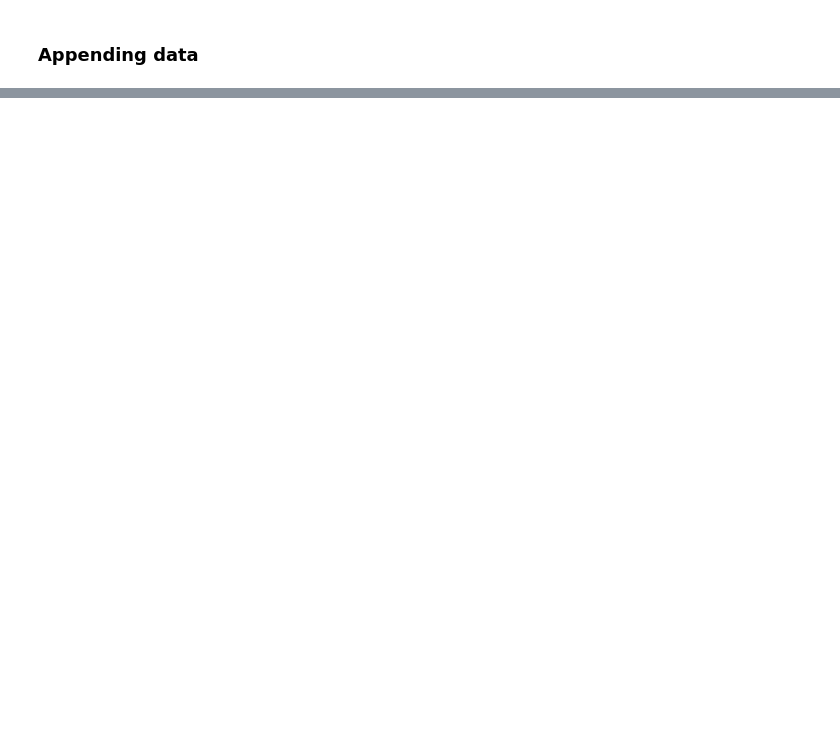
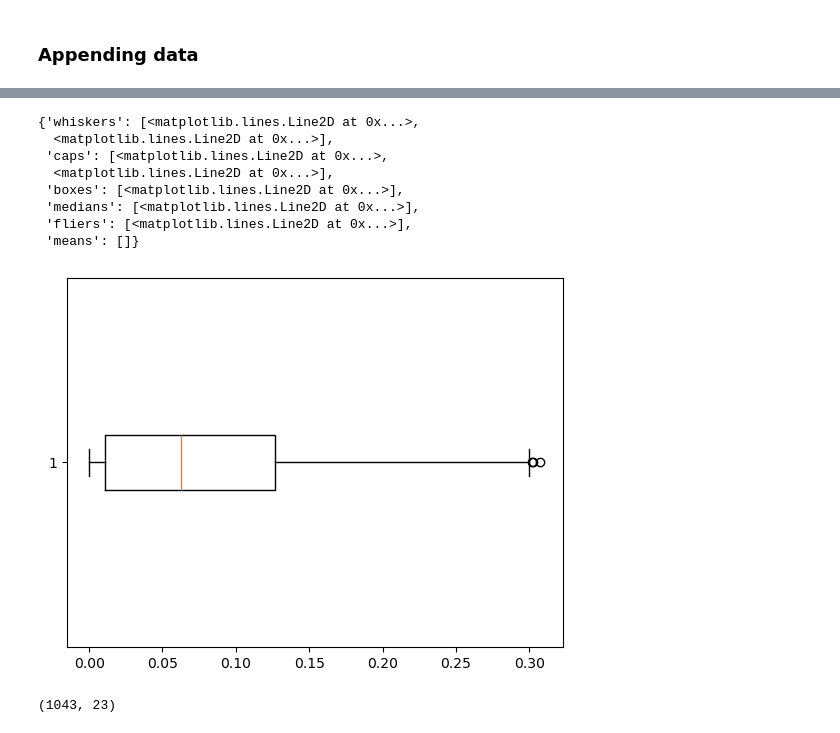
Before and after one commit to HusseinHanafy207/Phone_Addiction_Project, a Jupyter notebook: Full_survey_data_wrangling.ipynb, the cells around one changed output, grey strips where cells are left out. Drawn from its saved outputs; the diff is of its cells as text; code cells hidden in the pictures; blank space fills up the shorter version.

```diff
--- a/Full_survey_data_wrangling.ipynb
+++ b/Full_survey_data_wrangling.ipynb
@@ -28,0 +71,27 @@ combined_data.to_csv('real+synth_phone_usage_data.csv', index=False)
+# %%
+Q1 = df['age'].quantile(0.25)
+Q3 = df['age'].quantile(0.75)
+IQR = Q3 - Q1
+
+# Define outlier bounds
+lower_bound = Q1 - 1.5 * IQR
+upper_bound = Q3 + 1.5 * IQR
+
+# Remove outliers
+df = df[(df['age'] >= lower_bound) & (df['age'] <= upper_bound)]
+# %%
+plt.boxplot(df['age'], vert=False)
+# %% [output]
+{'whiskers': [<matplotlib.lines.Line2D at 0x...>,
+  <matplotlib.lines.Line2D at 0x...>],
+ 'caps': [<matplotlib.lines.Line2D at 0x...>,
+  <matplotlib.lines.Line2D at 0x...>],
+ 'boxes': [<matplotlib.lines.Line2D at 0x...>],
+ 'medians': [<matplotlib.lines.Line2D at 0x...>],
+ 'fliers': [<matplotlib.lines.Line2D at 0x...>],
+ 'means': []}
+[figure, added]
+# %%
+df.shape
+# %% [output]
+(1043, 23)
```
Also changed, not shown: parts of 10 cells of this notebook, 4 other files.
